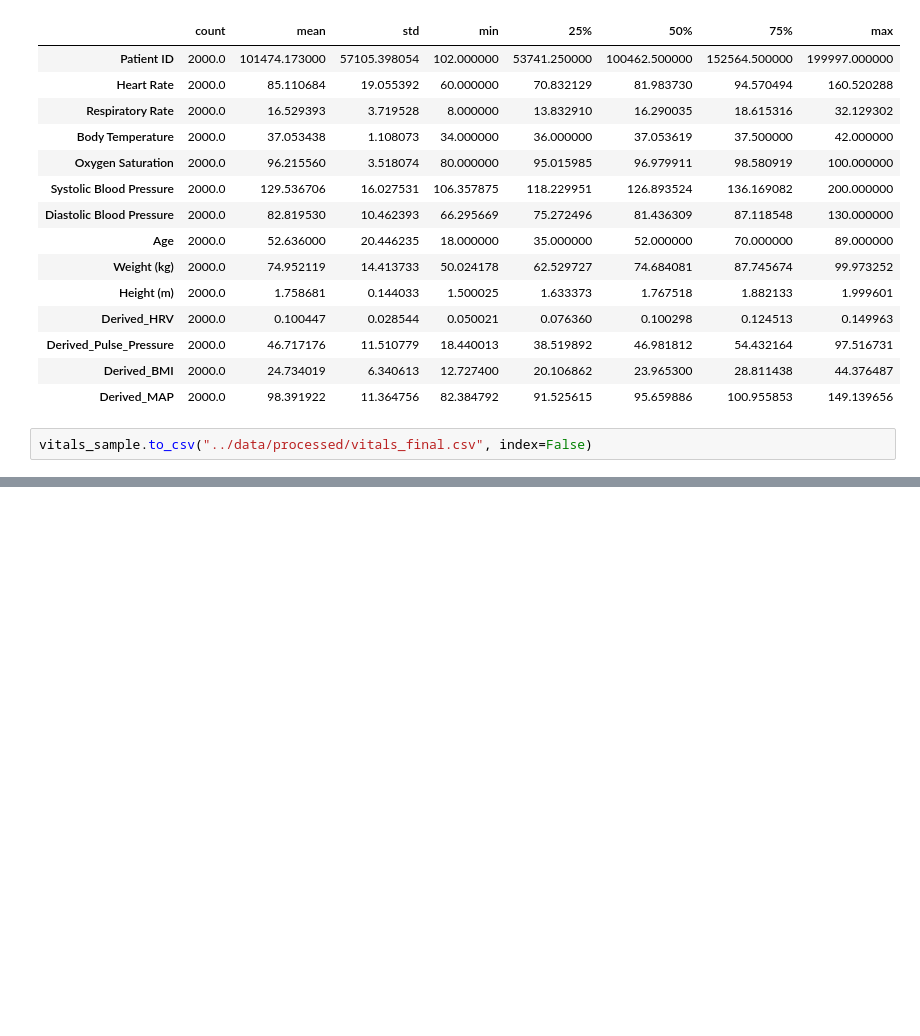
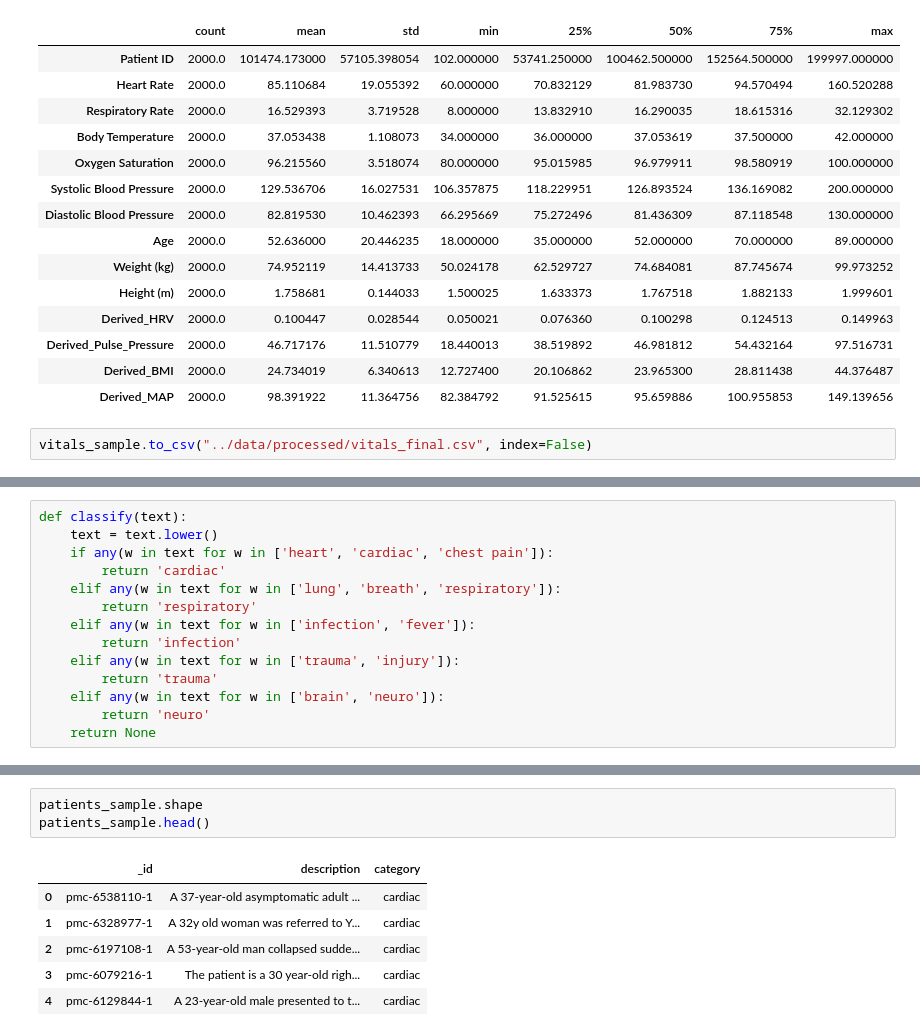
Before and after one commit to omarfarhoud/er-triage-agent, a Jupyter notebook: experiments/01_data_preprocessing.ipynb, the cells around one changed output, grey strips where cells are left out. Cells and saved outputs as stored; diff of their text form; blank space fills up the shorter version.

```diff
--- a/experiments/01_data_preprocessing.ipynb
+++ b/experiments/01_data_preprocessing.ipynb
@@ -361,0 +425,14 @@ vitals_sample.to_csv("../data/processed/vitals_final.csv", index=False)
+# %%
+def classify(text):
+    text = text.lower()
+    if any(w in text for w in ['heart', 'cardiac', 'chest pain']):
+        return 'cardiac'
+    elif any(w in text for w in ['lung', 'breath', 'respiratory']):
+        return 'respiratory'
+    elif any(w in text for w in ['infection', 'fever']):
+        return 'infection'
+    elif any(w in text for w in ['trauma', 'injury']):
+        return 'trauma'
+    elif any(w in text for w in ['brain', 'neuro']):
+        return 'neuro'
+    return None
@@ -361,0 +452,10 @@ vitals_sample.to_csv("../data/processed/vitals_final.csv", index=False)
+# %%
+patients_sample.shape
+patients_sample.head()
+# %% [output]
+|  | _id | description | category |
+| 0 | pmc-6538110-1 | A 37-year-old asymptomatic adult ... | cardiac |
+| 1 | pmc-6328977-1 | A 32y old woman was referred to Y... | cardiac |
+| 2 | pmc-6197108-1 | A 53-year-old man collapsed sudde... | cardiac |
+| 3 | pmc-6079216-1 | The patient is a 30 year-old righ... | cardiac |
+| 4 | pmc-6129844-1 | A 23-year-old male presented to t... | cardiac |
```
Also changed, not shown: parts of 15 cells of this notebook, 1 other file.
